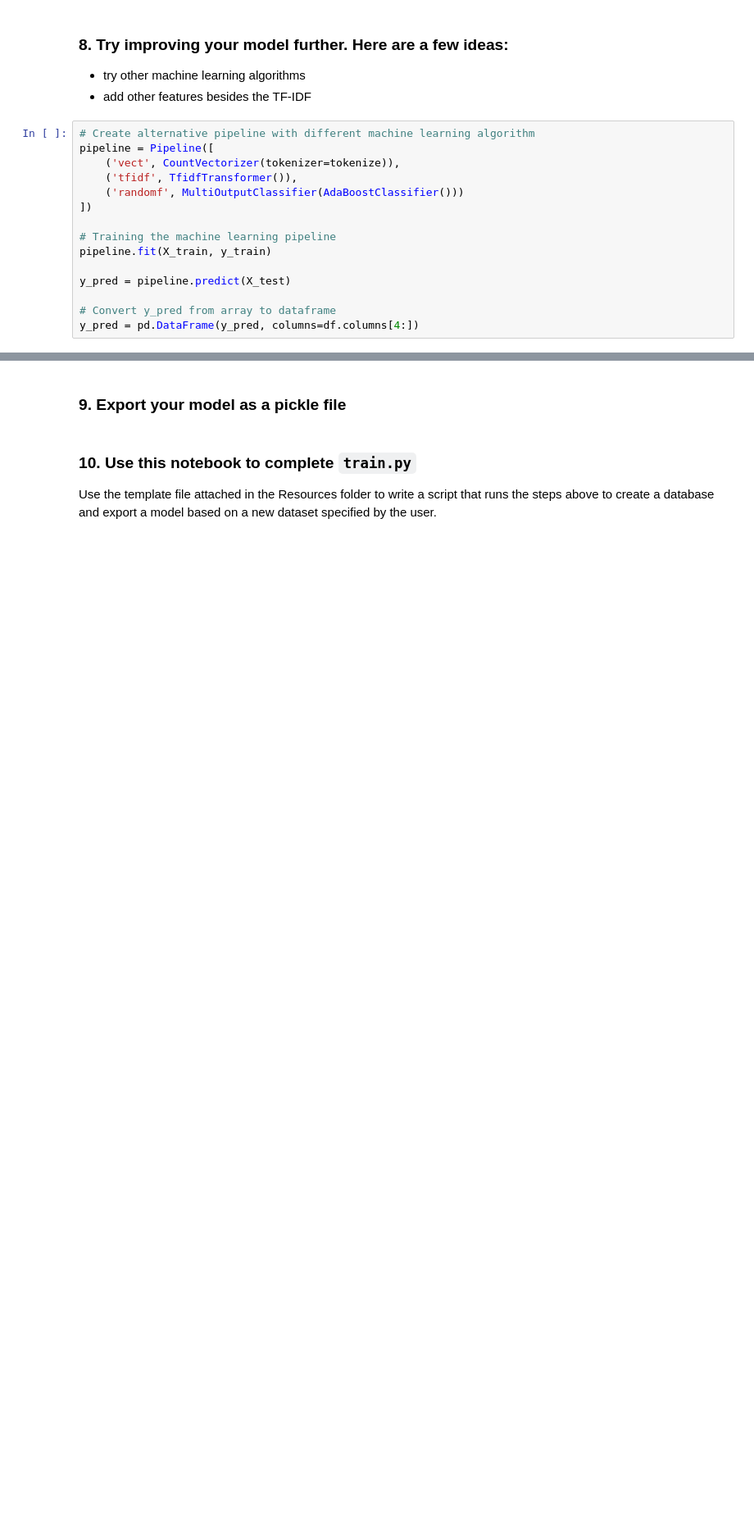
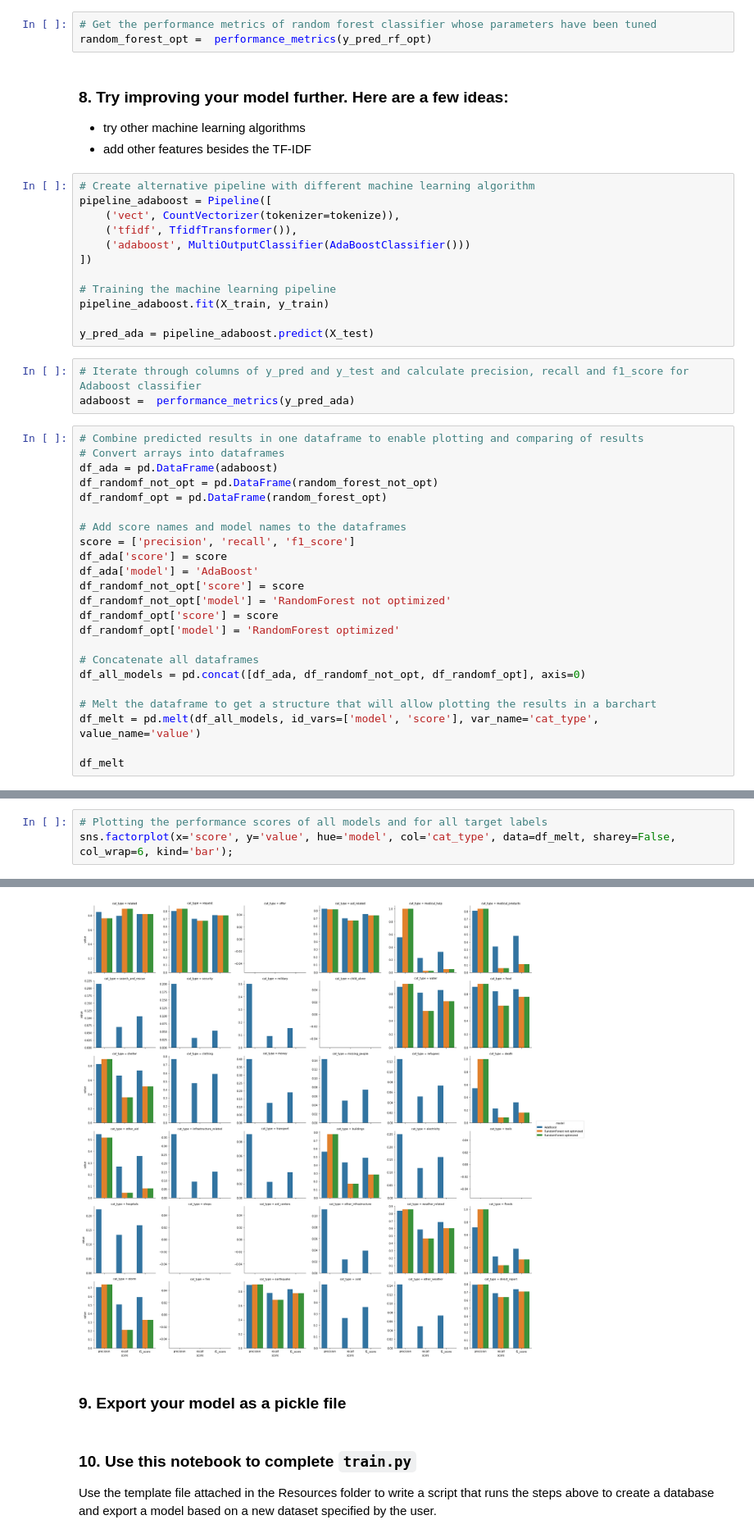
Before and after one commit to julianikulski/disaster-response-pipeline, a Jupyter notebook: ML Pipeline Preparation.ipynb, the cells around one changed output, grey strips where cells are left out. Shown: that part at 82% size. Drawn from its saved outputs; the diff is of its cells as text; blank space fills up the shorter version.

Commit message:
feat: Plot performance metrics for all models and target labels

```diff
--- a/ML Pipeline Preparation.ipynb
+++ b/ML Pipeline Preparation.ipynb
@@ -171,19 +144,45 @@ for col in y_pred.columns:
+# %%
+# Get the performance metrics of random forest classifier whose parameters have been tuned
+random_forest_opt =  performance_metrics(y_pred_rf_opt)
 # %% [markdown]
 ### 8. Try improving your model further. Here are a few ideas:
 * try other machine learning algorithms
 * add other features besides the TF-IDF
 # %%
 # Create alternative pipeline with different machine learning algorithm
-pipeline = Pipeline([
+pipeline_adaboost = Pipeline([
     ('vect', CountVectorizer(tokenizer=tokenize)),
     ('tfidf', TfidfTransformer()),
-    ('randomf', MultiOutputClassifier(AdaBoostClassifier()))
+    ('adaboost', MultiOutputClassifier(AdaBoostClassifier()))
 ])
 
 # Training the machine learning pipeline
-pipeline.fit(X_train, y_train)
+pipeline_adaboost.fit(X_train, y_train)
 
-y_pred = pipeline.predict(X_test)
-
-# Convert y_pred from array to dataframe
-y_pred = pd.DataFrame(y_pred, columns=df.columns[4:])
+y_pred_ada = pipeline_adaboost.predict(X_test)
+# %%
+# Iterate through columns of y_pred and y_test and calculate precision, recall and f1_score for Adaboost classifier
+adaboost =  performance_metrics(y_pred_ada)
+# %%
+# Combine predicted results in one dataframe to enable plotting and comparing of results
+# Convert arrays into dataframes
+df_ada = pd.DataFrame(adaboost)
+df_randomf_not_opt = pd.DataFrame(random_forest_not_opt)
+df_randomf_opt = pd.DataFrame(random_forest_opt)
+
+# Add score names and model names to the dataframes
+score = ['precision', 'recall', 'f1_score']
+df_ada['score'] = score
+df_ada['model'] = 'AdaBoost'
+df_randomf_not_opt['score'] = score
+df_randomf_not_opt['model'] = 'RandomForest not optimized'
+df_randomf_opt['score'] = score
+df_randomf_opt['model'] = 'RandomForest optimized'
+
+# Concatenate all dataframes
+df_all_models = pd.concat([df_ada, df_randomf_not_opt, df_randomf_opt], axis=0)
+
+# Melt the dataframe to get a structure that will allow plotting the results in a barchart
+df_melt = pd.melt(df_all_models, id_vars=['model', 'score'], var_name='cat_type', value_name='value')
+
+df_melt
@@ -189,0 +208,4 @@ y_pred = pd.DataFrame(y_pred, columns=df.columns[4:])
+# %%
+# Plotting the performance scores of all models and for all target labels
+sns.factorplot(x='score', y='value', hue='model', col='cat_type', data=df_melt, sharey=False, col_wrap=6, kind='bar');
+# %% [output]
@@ -190,3 +213,4 @@ y_pred = pd.DataFrame(y_pred, columns=df.columns[4:])
+[figure, added]
 # %% [markdown]
 ### 9. Export your model as a pickle file
 # %% [markdown]
```
Also changed, not shown: parts of 12 cells of this notebook.
